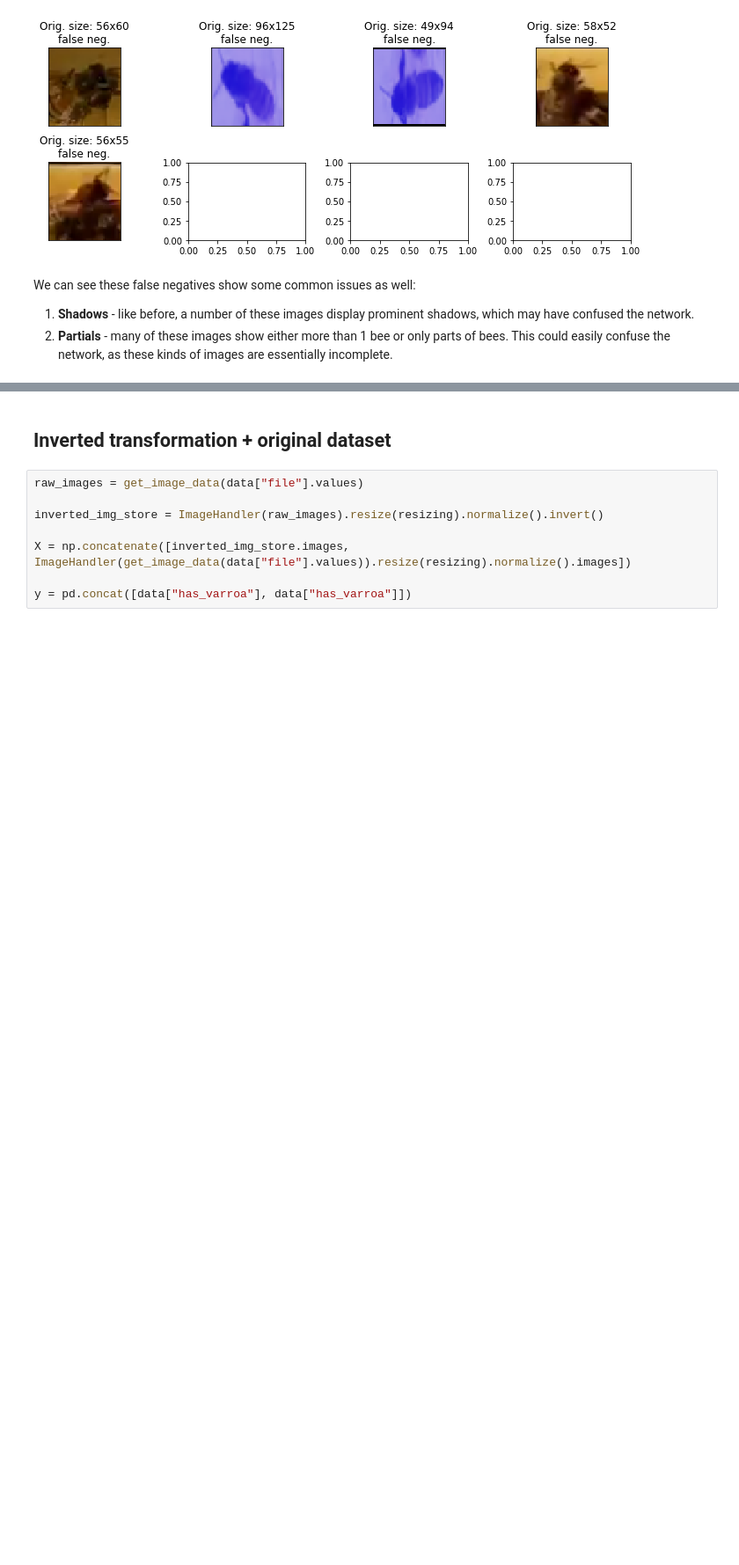
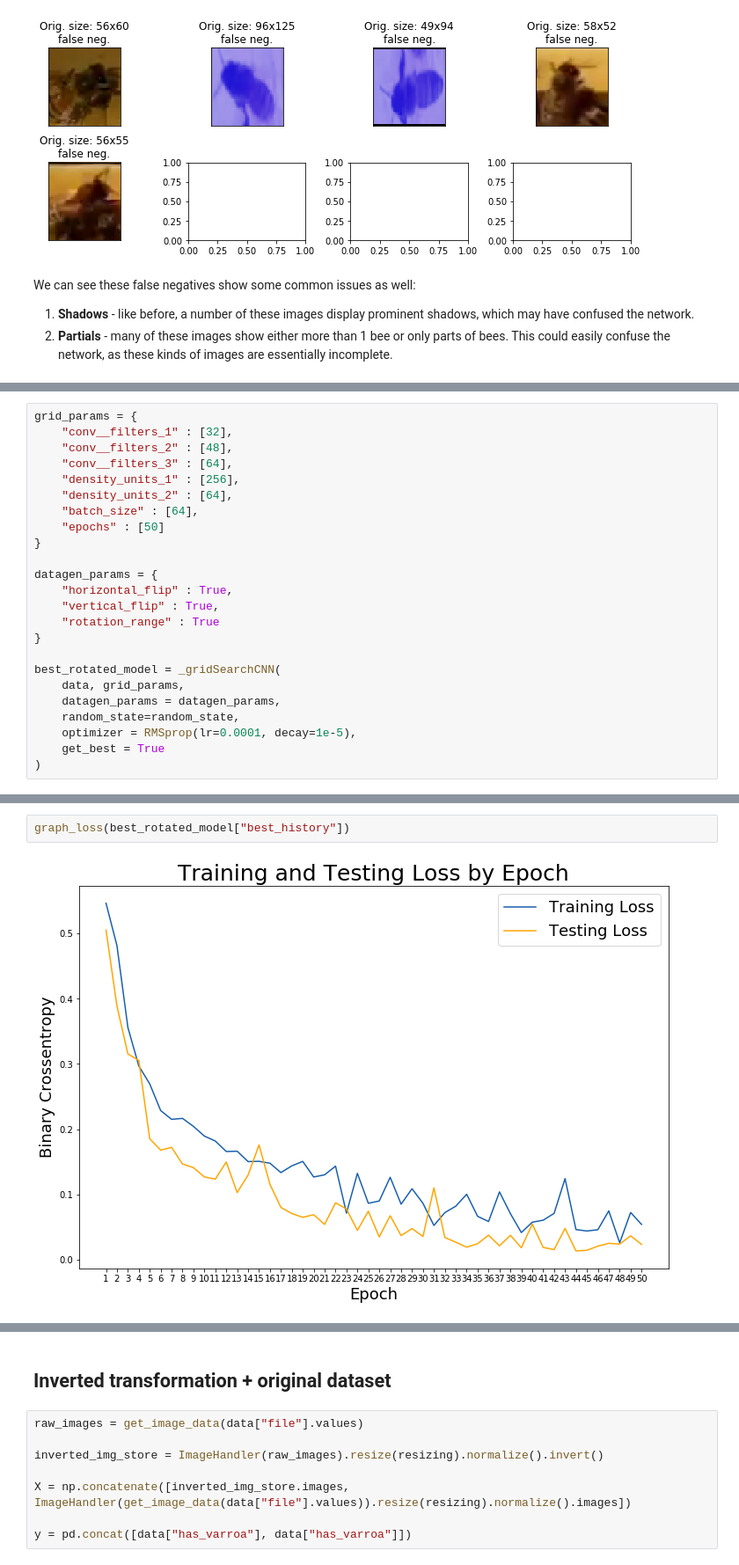
Before and after one commit to Shaddyjr/bee-image-classifier, a Jupyter notebook: project_notebook.ipynb, the cells around one changed output, grey strips where cells are left out. Shown at 88% size. Cells and saved outputs as stored; diff of their text form; blank space fills up the shorter version.

```diff
--- a/project_notebook.ipynb
+++ b/project_notebook.ipynb
@@ -485,0 +748,24 @@ We can see these false negatives show some common issues as well:
+# %%
+grid_params = {
+    "conv__filters_1" : [32],
+    "conv__filters_2" : [48],
+    "conv__filters_3" : [64],
+    "density_units_1" : [256],
+    "density_units_2" : [64],
+    "batch_size" : [64],
+    "epochs" : [50]
+}
+
+datagen_params = {
+    "horizontal_flip" : True,
+    "vertical_flip" : True,
+    "rotation_range" : True
+}
+
+best_rotated_model = _gridSearchCNN(
+    data, grid_params,
+    datagen_params = datagen_params,
+    random_state=random_state,
+    optimizer = RMSprop(lr=0.0001, decay=1e-5),
+    get_best = True
+)
@@ -485,0 +806,4 @@ We can see these false negatives show some common issues as well:
+# %%
+graph_loss(best_rotated_model["best_history"])
+# %% [output]
+[figure, added]
```
Also changed, not shown: parts of 113 cells of this notebook, 8 other files.
